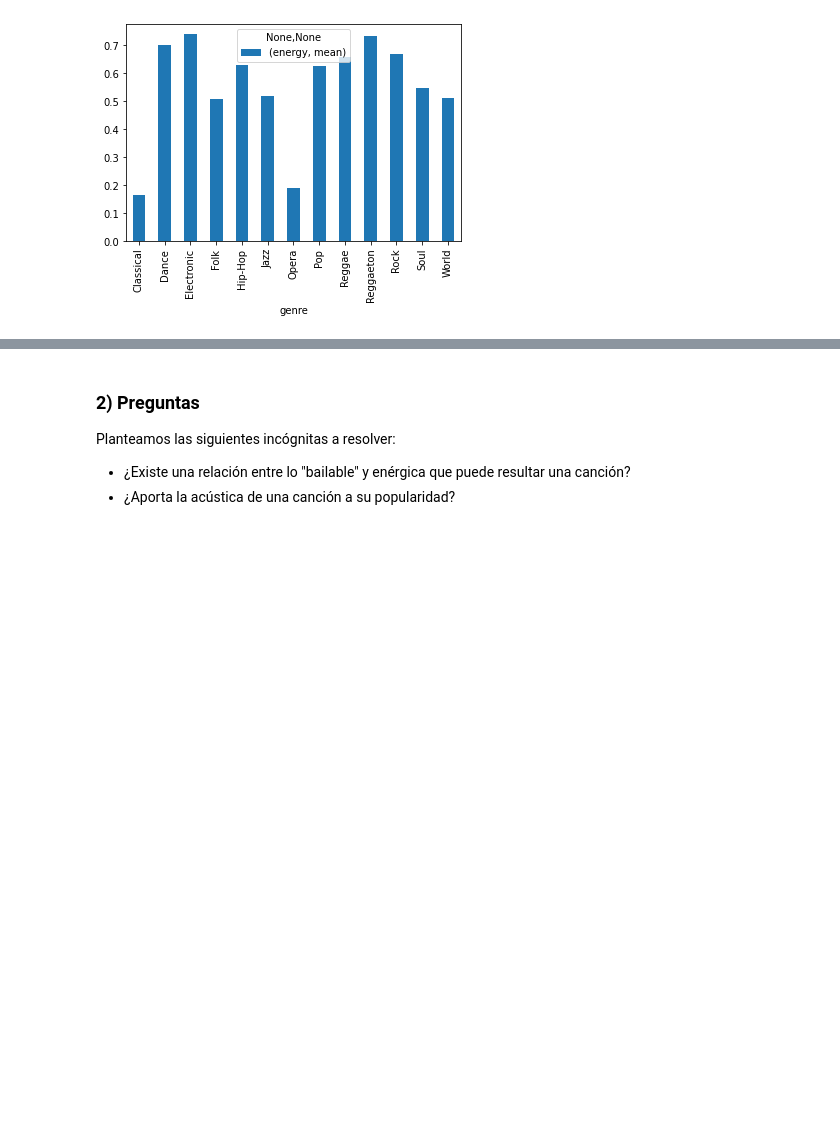
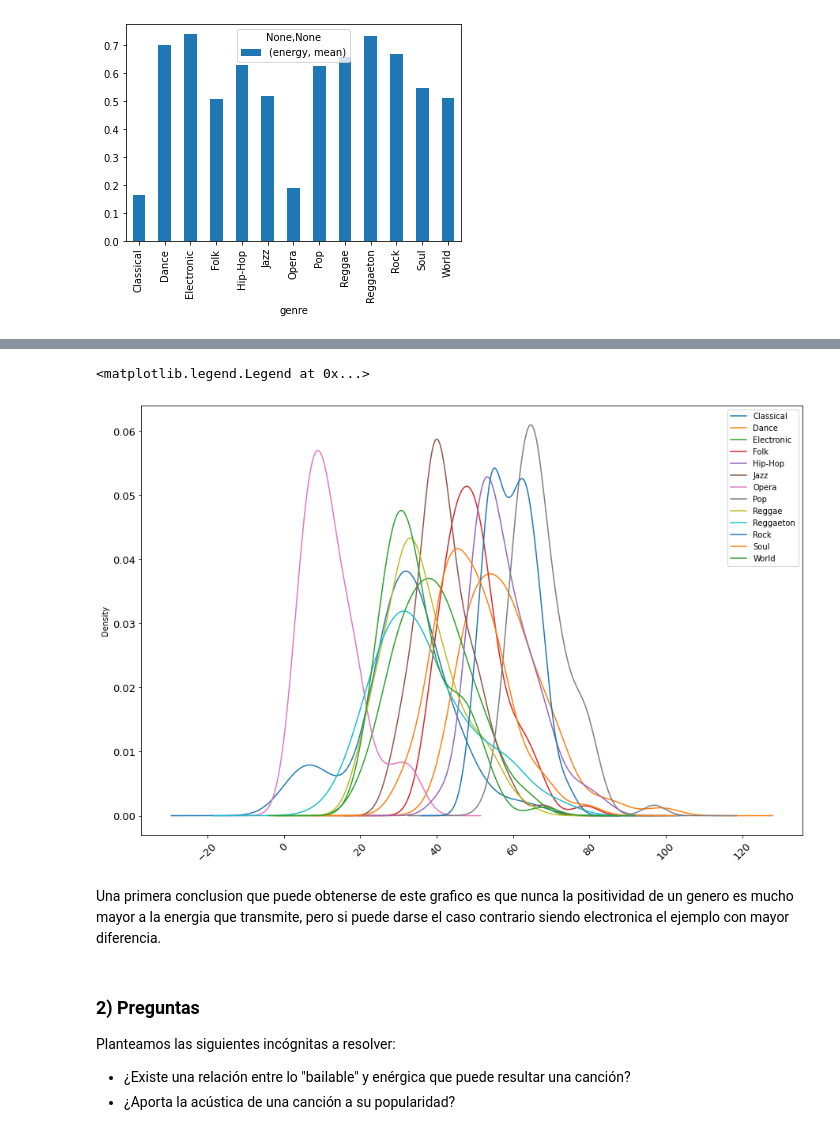
Before and after one commit to Jonathan-R0/TP1-OrganizacionDeDatos, a Jupyter notebook: src/Parte2.ipynb, the cells around one changed output, grey strips where cells are left out. Drawn from its saved outputs; the diff is of its cells as text; code cells hidden in the pictures; blank space fills up the shorter version.

```diff
--- a/src/Parte2.ipynb
+++ b/src/Parte2.ipynb
@@ -382,3 +400,13 @@ df.groupby("genre").agg({'energy': ['mean']}).plot.bar()
+# %%
+df_2 = df[['genre', 'popularity']]
+df_a_usar_2 = df_2.groupby(['genre'])["popularity"]
+df_a_usar_2.plot.kde(figsize = (15,10), fontsize = 13, rot = 45)
+plt.legend()
+# %% [output]
+<matplotlib.legend.Legend at 0x...>
+[figure, added]
+# %% [markdown]
+Una primera conclusion que puede obtenerse de este grafico es que nunca la positividad de un genero es mucho mayor a la energia que transmite, pero si puede darse el caso contrario siendo electronica el ejemplo con mayor diferencia.
 # %% [markdown]
 ### 2) Preguntas
 
```
Also changed, not shown: parts of 6 cells of this notebook.
